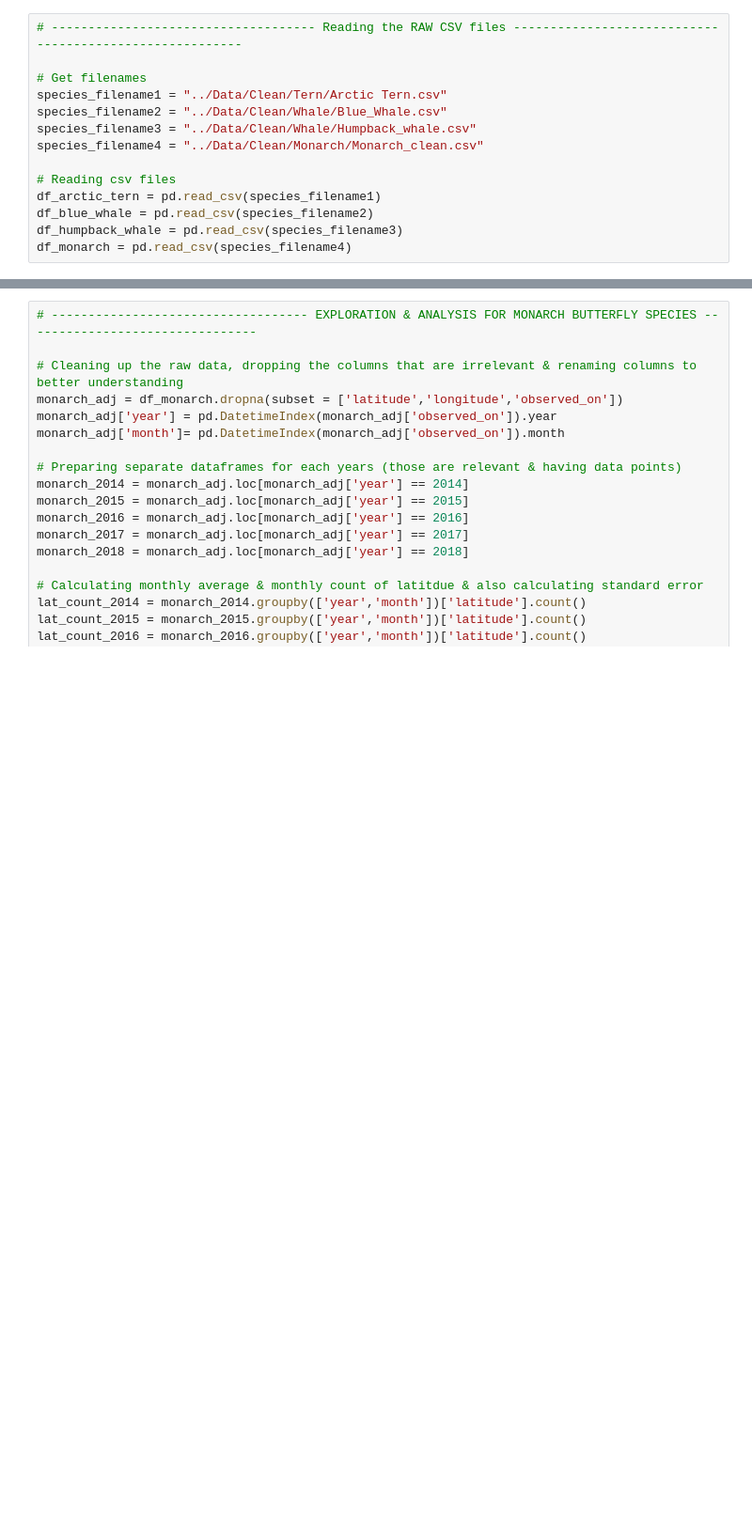
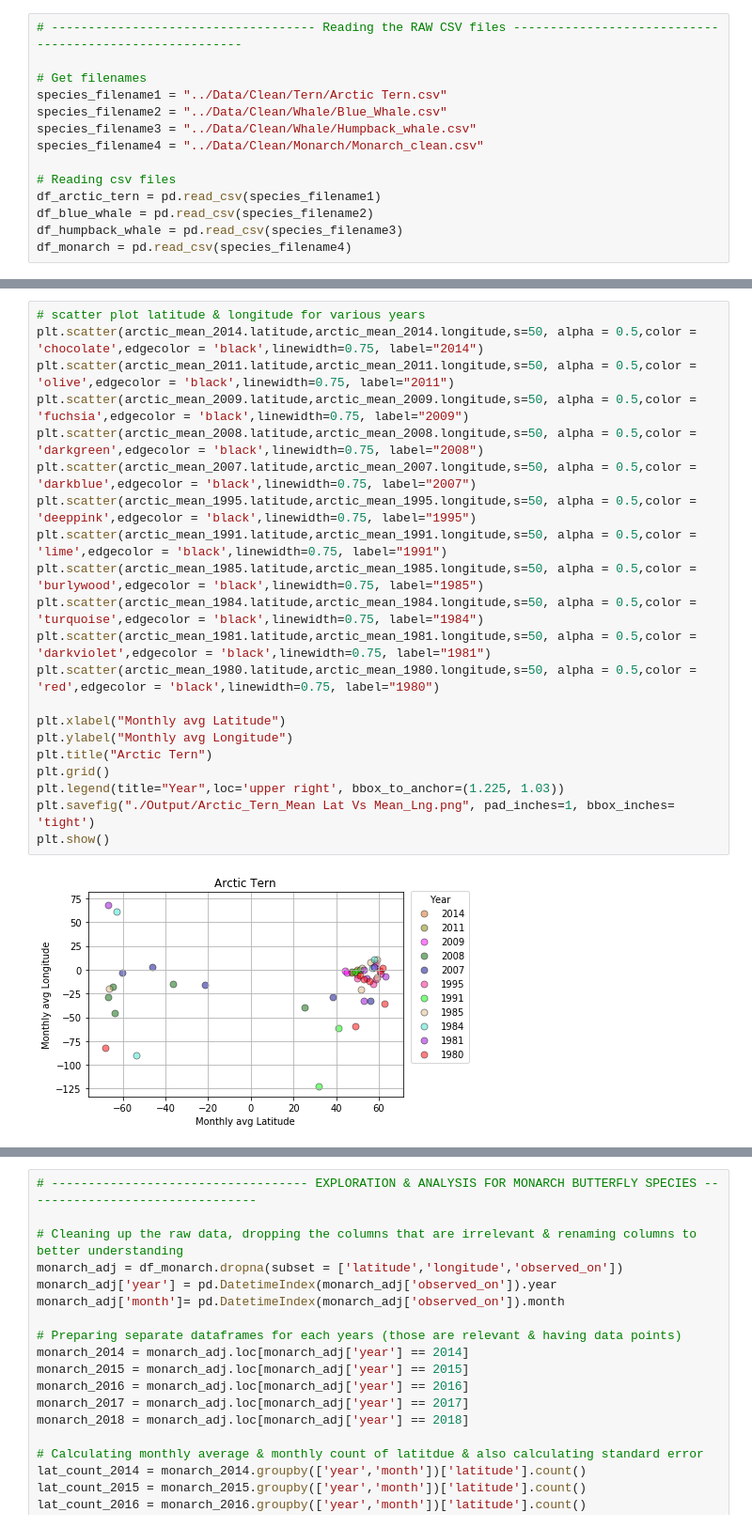
Before and after one commit to trivial-vector/Majick-Migration, a Jupyter notebook: Analysis/majick_migration.ipynb, the cells around one changed output, grey strips where cells are left out. Shown: that part at 94% size. Cells and saved outputs as stored; diff of their text form; blank space fills up the shorter version.

Commit message:
1. Updated arctic tern code for removing errorbar & added plot graph. 2. Added code for savefig to fix error of legend display in savefig.

```diff
--- a/Analysis/majick_migration.ipynb
+++ b/Analysis/majick_migration.ipynb
@@ -120,3 +120,26 @@ plt.show()
+# %%
+# scatter plot latitude & longitude for various years
+plt.scatter(arctic_mean_2014.latitude,arctic_mean_2014.longitude,s=50, alpha = 0.5,color = 'chocolate',edgecolor = 'black',linewidth=0.75, label="2014")
+plt.scatter(arctic_mean_2011.latitude,arctic_mean_2011.longitude,s=50, alpha = 0.5,color = 'olive',edgecolor = 'black',linewidth=0.75, label="2011")
+plt.scatter(arctic_mean_2009.latitude,arctic_mean_2009.longitude,s=50, alpha = 0.5,color = 'fuchsia',edgecolor = 'black',linewidth=0.75, label="2009")
+plt.scatter(arctic_mean_2008.latitude,arctic_mean_2008.longitude,s=50, alpha = 0.5,color = 'darkgreen',edgecolor = 'black',linewidth=0.75, label="2008")
+plt.scatter(arctic_mean_2007.latitude,arctic_mean_2007.longitude,s=50, alpha = 0.5,color = 'darkblue',edgecolor = 'black',linewidth=0.75, label="2007")
+plt.scatter(arctic_mean_1995.latitude,arctic_mean_1995.longitude,s=50, alpha = 0.5,color = 'deeppink',edgecolor = 'black',linewidth=0.75, label="1995")
+plt.scatter(arctic_mean_1991.latitude,arctic_mean_1991.longitude,s=50, alpha = 0.5,color = 'lime',edgecolor = 'black',linewidth=0.75, label="1991")
+plt.scatter(arctic_mean_1985.latitude,arctic_mean_1985.longitude,s=50, alpha = 0.5,color = 'burlywood',edgecolor = 'black',linewidth=0.75, label="1985")
+plt.scatter(arctic_mean_1984.latitude,arctic_mean_1984.longitude,s=50, alpha = 0.5,color = 'turquoise',edgecolor = 'black',linewidth=0.75, label="1984")
+plt.scatter(arctic_mean_1981.latitude,arctic_mean_1981.longitude,s=50, alpha = 0.5,color = 'darkviolet',edgecolor = 'black',linewidth=0.75, label="1981")
+plt.scatter(arctic_mean_1980.latitude,arctic_mean_1980.longitude,s=50, alpha = 0.5,color = 'red',edgecolor = 'black',linewidth=0.75, label="1980")
+
+plt.xlabel("Monthly avg Latitude")
+plt.ylabel("Monthly avg Longitude")
+plt.title("Arctic Tern")
+plt.grid()
+plt.legend(title="Year",loc='upper right', bbox_to_anchor=(1.225, 1.03))
+plt.savefig("./Output/Arctic_Tern_Mean Lat Vs Mean_Lng.png", pad_inches=1, bbox_inches= 'tight')
+plt.show()
+# %% [output]
+[figure, added]
 # %%
 # ----------------------------------- EXPLORATION & ANALYSIS FOR BLUE WHALE SPECIES --------------------------------
 
```
Also changed, not shown: parts of 6 cells of this notebook, 6 other files.
